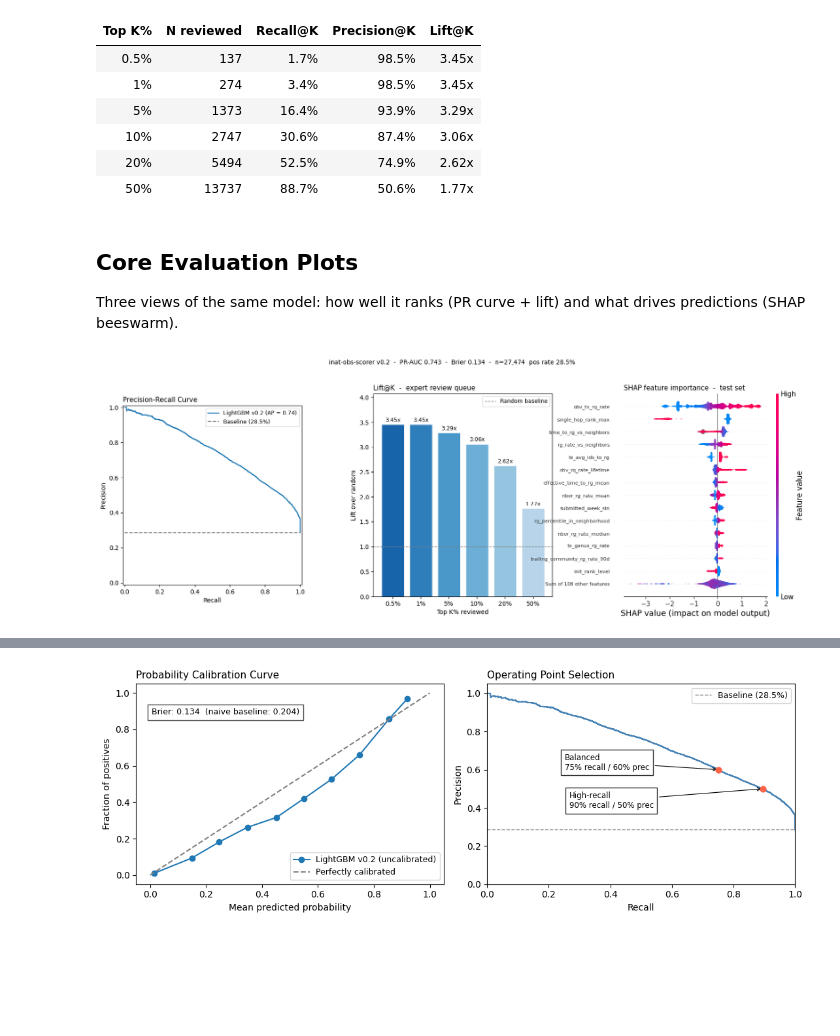
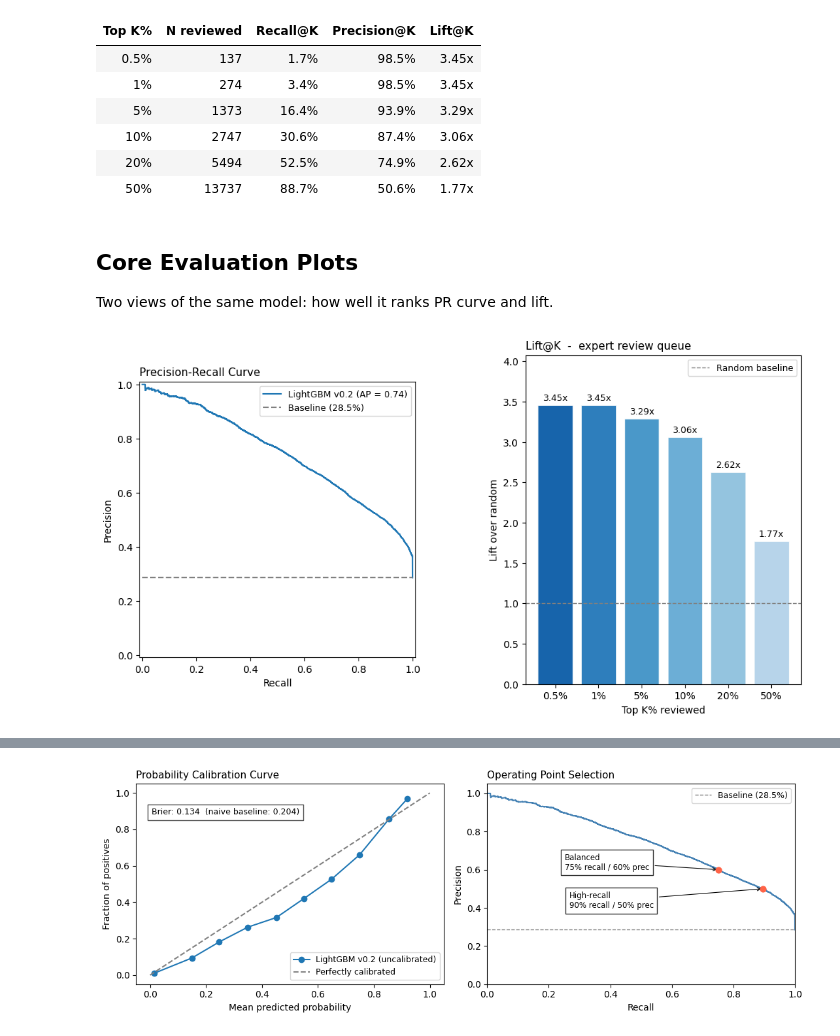
Before and after one commit to etiennegodin/inat-obs-scorer, a Jupyter notebook: notebooks/evaluation.ipynb, the cells around one changed output, grey strips where cells are left out. Cells and saved outputs as stored; diff of their text form; code cells hidden in the pictures; blank space fills up the shorter version.

```diff
--- a/notebooks/evaluation.ipynb
+++ b/notebooks/evaluation.ipynb
@@ -68,11 +68,10 @@ display(
 # %% [markdown]
 ## Core Evaluation Plots
 
-Three views of the same model: how well it ranks (PR curve + lift) and what drives predictions (SHAP beeswarm).
+Two views of the same model: how well it ranks PR curve and lift.
 # %%
-fig = plt.figure(figsize=(20, 6))
-# fig.set_constrained_layout(True)
-gs = gridspec.GridSpec(1, 3, figure=fig, wspace=0.4, width_ratios=[1, 1, 1])
+fig = plt.figure(figsize=(12, 6))
+gs = gridspec.GridSpec(1, 2, figure=fig, wspace=0.4, width_ratios=[1, 1])
 
 # 1. Precision-Recall curve
 ax1 = fig.add_subplot(gs[0])
@@ -95,53 +94,31 @@ ax1.set_ylabel("Precision")
 ax1.legend(fontsize=9)
 
 # 2. Lift@K bar chart
 ax2 = fig.add_subplot(gs[1])
 bars = ax2.bar(
     lift_df["k_pct_label"],
     lift_df["lift_at_k"],
     color=plt.cm.Blues_r(np.linspace(0.2, 0.7, len(lift_df))),
     edgecolor="white",
     linewidth=0.5,
 )
 ax2.axhline(1.0, color="grey", linestyle="--", linewidth=1, label="Random baseline")
 for bar, val in zip(bars, lift_df["lift_at_k"]):
     ax2.text(
         bar.get_x() + bar.get_width() / 2,
         bar.get_height() + 0.03,
         f"{val:.2f}x",
         ha="center",
         va="bottom",
         fontsize=9,
     )
 ax2.set_title("Lift@K  -  expert review queue", fontsize=11, loc="left")
 ax2.set_xlabel("Top K% reviewed")
 ax2.set_ylabel("Lift over random")
 ax2.set_ylim(0, lift_df["lift_at_k"].max() * 1.18)
 ax2.legend(fontsize=9)
 
-# 3. SHAP beeswarm
-ax3 = fig.add_subplot(gs[2])
-# plt.sca(ax3)
-explanation = shap.Explanation(
-    values=shap_vals,
-    data=X_transformed.values,
-    feature_names=X_transformed.columns.tolist(),
-)
-shap.plots.beeswarm(
-    explanation, max_display=15, s=4, alpha=0.3, show=False, ax=ax3, plot_size=None
-)
-ax3.set_title("SHAP feature importance  -  test set", fontsize=11, loc="left")
-ax3.tick_params(axis="y", labelsize=8)
-
-fig.suptitle(
-    f"inat-obs-scorer v0.2  -  PR-AUC {metrics['pr_auc']:.3f}  -  "
-    f"Brier {metrics['brier_score']:.3f}  -  "
-    f"n={metrics['n_test']:,}  pos rate {metrics['positive_rate']:.1%}",
-    fontsize=10,
-    y=1.01,
-)
-# plt.subplots_adjust(left=0.15)
 plt.savefig("artifacts/evaluation_panel.png", dpi=150, bbox_inches="tight")
 plt.show()
 # %% [output]
-[figure, old version]
+[figure, new version]
```
Also changed, not shown: parts of 3 cells of this notebook, 4 other files.
